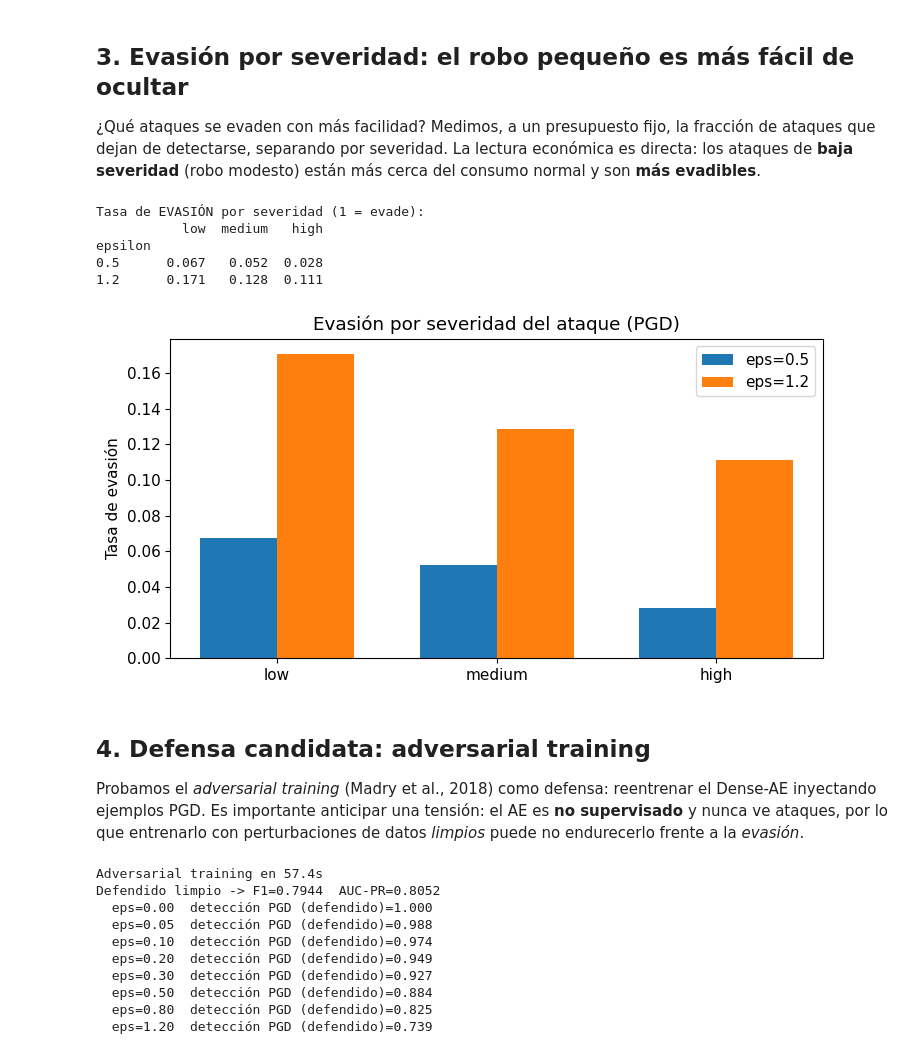
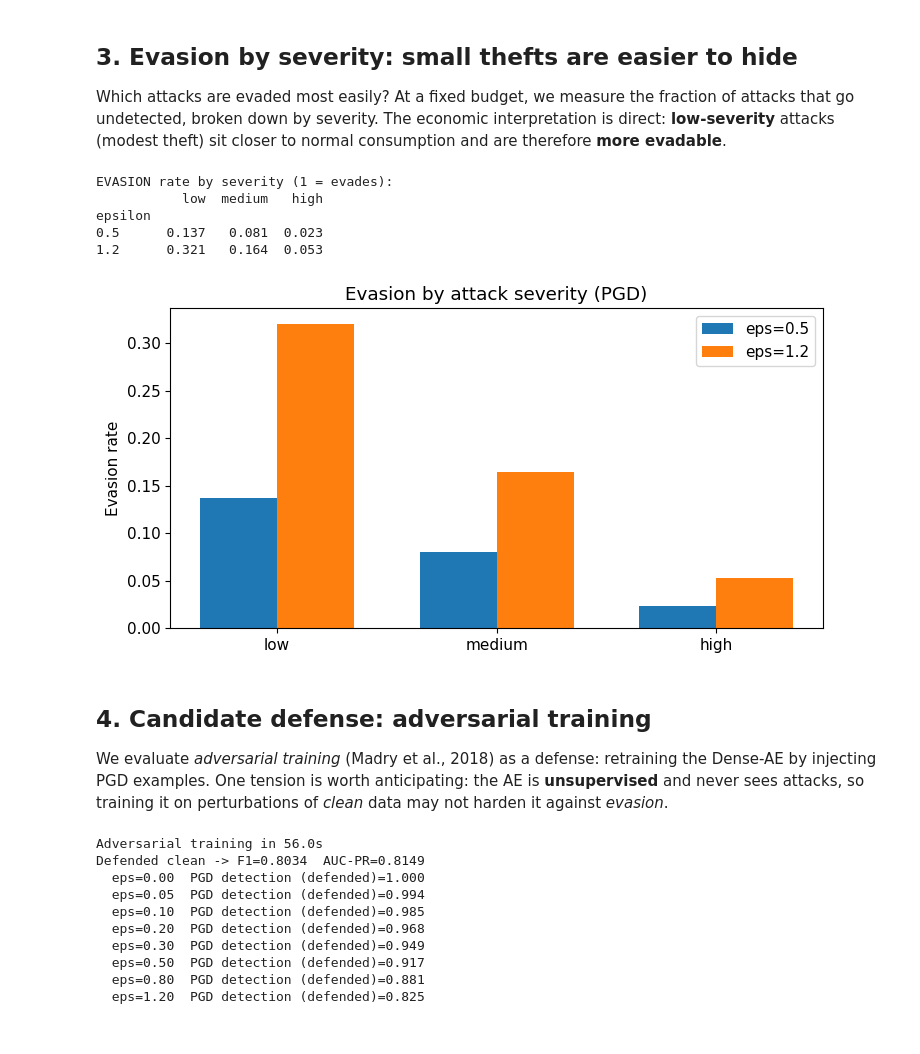
Before and after one commit to Ramputink/PowerUsageAnomalyDetection, a Jupyter notebook: 18_Adversarial_Gradient.ipynb, the cells around one changed output. Saved outputs shown, nothing was run; the diff lists cells and outputs as text; code cells hidden in the pictures.

Commit message:
Gradient-based adversarial attacks and defense

```diff
--- a/18_Adversarial_Gradient.ipynb
+++ b/18_Adversarial_Gradient.ipynb
@@ -173,45 +173,45 @@ Ataques detectados base: 73,153 | muestra usada: 3000
 # %% [markdown]
-## 3. Evasión por severidad: el robo pequeño es más fácil de ocultar
+## 3. Evasion by severity: small thefts are easier to hide
 
-¿Qué ataques se evaden con más facilidad? Medimos, a un presupuesto fijo, la
-fracción de ataques que dejan de detectarse, separando por severidad. La lectura
-económica es directa: los ataques de **baja severidad** (robo modesto) están más
-cerca del consumo normal y son **más evadibles**.
+Which attacks are evaded most easily? At a fixed budget, we measure the fraction
+of attacks that go undetected, broken down by severity. The economic
+interpretation is direct: **low-severity** attacks (modest theft) sit closer to
+normal consumption and are therefore **more evadable**.
 # %%
 def evasion_by_sev(model, Xa0, w, threshold, eps, mask_sev):
     Xa = attack(model, Xa0, eps, w, method='pgd', mode='evade')
     fired = ((Xa - model.predict(Xa, batch_size=8192, verbose=0)) ** 2 * w).sum(1) > threshold
     rows = {}
     for s in ['low', 'medium', 'high']:
         m = mask_sev == s
-        rows[s] = float(1 - fired[m].mean()) if m.sum() else np.nan   # tasa de evasión
+        rows[s] = float(1 - fired[m].mean()) if m.sum() else np.nan   # evasion rate
     return rows
 
 ev = {eps: evasion_by_sev(target, Xatk, weights, thr, eps, sev_sel) for eps in [0.5, 1.2]}
 ev_df = pd.DataFrame(ev).T; ev_df.index.name = 'epsilon'
-print('Tasa de EVASIÓN por severidad (1 = evade):'); print(ev_df.round(3))
+print('EVASION rate by severity (1 = evades):'); print(ev_df.round(3))
 
 fig, ax = plt.subplots(figsize=(7.5, 4))
 x = np.arange(3); wbar = 0.35
 for i, eps in enumerate([0.5, 1.2]):
     ax.bar(x + i*wbar, [ev[eps][s] for s in ['low','medium','high']], wbar, label=f'eps={eps}')
 ax.set_xticks(x + wbar/2); ax.set_xticklabels(['low','medium','high'])
-ax.set(ylabel='Tasa de evasión', title='Evasión por severidad del ataque (PGD)'); ax.legend()
+ax.set(ylabel='Evasion rate', title='Evasion by attack severity (PGD)'); ax.legend()
 plt.tight_layout(); plt.savefig(os.path.join(C.FIG_DIR, 'adversarial_evasion_severity.png'), dpi=130); plt.show()
 # %% [output]
-Tasa de EVASIÓN por severidad (1 = evade):
+EVASION rate by severity (1 = evades):
            low  medium   high
 epsilon
-0.5      0.067   0.052  0.028
-1.2      0.171   0.128  0.111
+0.5      0.137   0.081  0.023
+1.2      0.321   0.164  0.053
-[figure, old version]
+[figure, new version]
 # %% [markdown]
-## 4. Defensa candidata: adversarial training
+## 4. Candidate defense: adversarial training
 
-Probamos el *adversarial training* (Madry et al., 2018) como defensa: reentrenar
-el Dense-AE inyectando ejemplos PGD. Es importante anticipar una tensión: el AE
-es **no supervisado** y nunca ve ataques, por lo que entrenarlo con
-perturbaciones de datos *limpios* puede no endurecerlo frente a la *evasión*.
+We evaluate *adversarial training* (Madry et al., 2018) as a defense: retraining
+the Dense-AE by injecting PGD examples. One tension is worth anticipating: the
+AE is **unsupervised** and never sees attacks, so training it on perturbations of
+*clean* data may not harden it against *evasion*.
 # %%
 def adversarial_training(w_atk, eps=0.3, epochs=4, frac=0.5):
     tf.random.set_seed(123)
@@ -229,7 +229,7 @@ def adversarial_training(w_atk, eps=0.3, epochs=4, frac=0.5):
     return m
 
 t0 = time.time(); defended = adversarial_training(weights)
-print(f'Adversarial training en {time.time()-t0:.1f}s')
+print(f'Adversarial training in {time.time()-t0:.1f}s')
 
 mse_val_d = (X_val - defended.predict(X_val, batch_size=8192, verbose=0)) ** 2
 aucs_d = np.array([roc_auc_score(y_val, mse_val_d[:, j]) if len(np.unique(mse_val_d[:, j])) > 1 else 0.5
@@ -239,7 +239,7 @@ sv_d = (mse_val_d * wd).sum(1); thr_d, _ = C.calibrate_threshold(y_val, sv_d)
 st_d = ((X_test - defended.predict(X_test, batch_size=8192, verbose=0)) ** 2 * wd).sum(1)
 yv_d = (sv_d > thr_d).astype(int); Wbd, Kbd = C.calibrate_WK(y_val, yv_d)
 base_def = C.evaluate(y_test, st_d, thr_d, Wbd, Kbd)
-print(f"Defendido limpio -> F1={base_def['f1']:.4f}  AUC-PR={base_def['auc_pr']:.4f}")
+print(f"Defended clean -> F1={base_def['f1']:.4f}  AUC-PR={base_def['auc_pr']:.4f}")
 
 atk_idx_d = np.where((y_test == 1) & (st_d > thr_d))[0]
 seld = np.random.choice(atk_idx_d, min(3000, len(atk_idx_d)), replace=False); Xatk_d = X_test[seld]
@@ -247,17 +247,17 @@ rob_def = []
 for eps in eps_grid:
     Xa = Xatk_d if eps == 0 else attack(defended, Xatk_d, eps, wd, method='pgd', mode='evade')
     rob_def.append(detect_rate(defended, Xa, wd, thr_d))
-    print(f'  eps={eps:.2f}  detección PGD (defendido)={rob_def[-1]:.3f}')
+    print(f'  eps={eps:.2f}  PGD detection (defended)={rob_def[-1]:.3f}')
 # %% [output]
-Adversarial training en 57.4s
-Defendido limpio -> F1=0.7944  AUC-PR=0.8052
-  eps=0.00  detección PGD (defendido)=1.000
-  eps=0.05  detección PGD (defendido)=0.988
-  eps=0.10  detección PGD (defendido)=0.974
-  eps=0.20  detección PGD (defendido)=0.949
-  eps=0.30  detección PGD (defendido)=0.927
-  eps=0.50  detección PGD (defendido)=0.884
-  eps=0.80  detección PGD (defendido)=0.825
-  eps=1.20  detección PGD (defendido)=0.739
+Adversarial training in 56.0s
+Defended clean -> F1=0.8034  AUC-PR=0.8149
+  eps=0.00  PGD detection (defended)=1.000
+  eps=0.05  PGD detection (defended)=0.994
+  eps=0.10  PGD detection (defended)=0.985
+  eps=0.20  PGD detection (defended)=0.968
+  eps=0.30  PGD detection (defended)=0.949
+  eps=0.50  PGD detection (defended)=0.917
+  eps=0.80  PGD detection (defended)=0.881
+  eps=1.20  PGD detection (defended)=0.825
 # %%
 fig, ax = plt.subplots(figsize=(8.5, 4))
```
Also changed, not shown: parts of 14 cells of this notebook, 6 other files.
